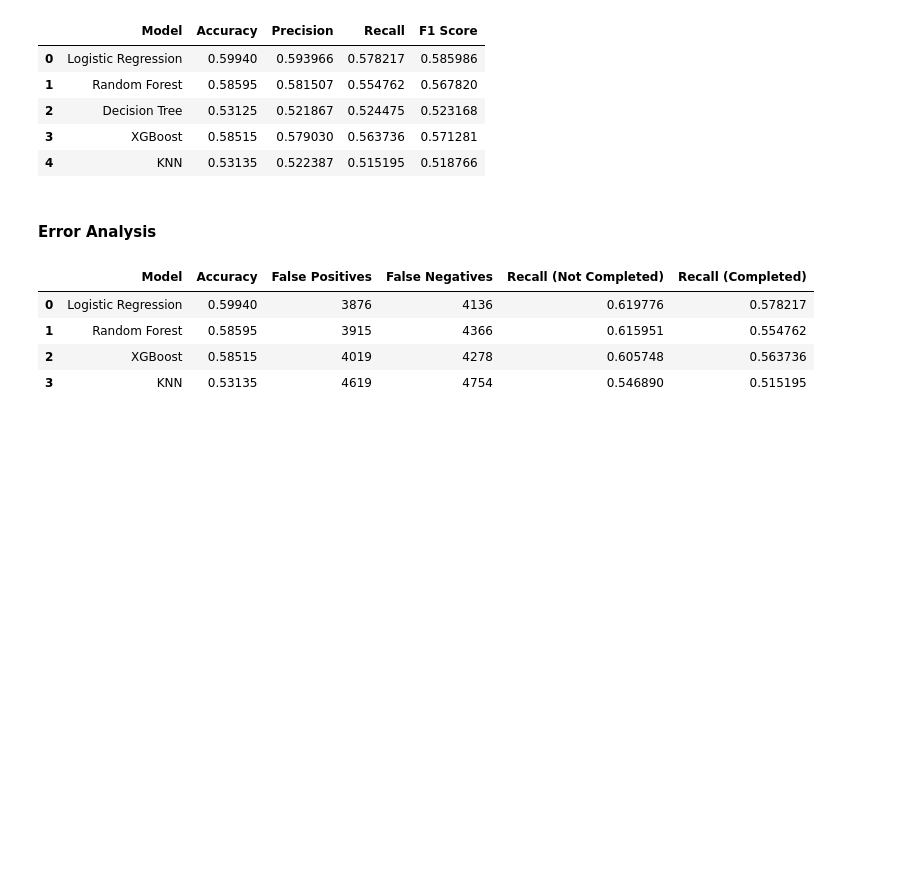
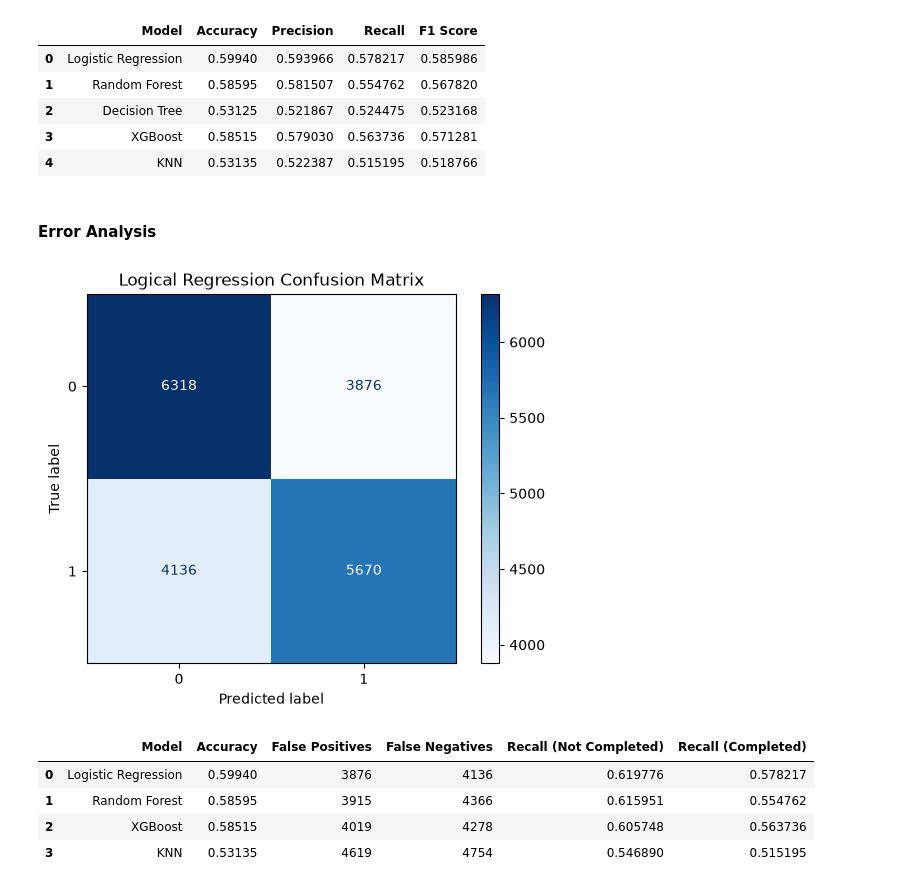
Before and after one commit to Njeri-Kiarie/Student_Online_Course_Completion_System, a Jupyter notebook: course_completion.ipynb, the cells around one changed output. Saved outputs shown, nothing was run; the diff lists cells and outputs as text; code cells hidden in the pictures; blank space fills up the shorter version.

```diff
--- a/course_completion.ipynb
+++ b/course_completion.ipynb
@@ -1001,3 +1005,14 @@ results
+# %%
+ConfusionMatrixDisplay.from_predictions(
+    y_test,
+    y_pred_log,
+    cmap="Blues"
+)
+
+plt.title("Logical Regression Confusion Matrix")
+plt.show()
+# %% [output]
+[figure, added]
 # %%
 from sklearn.metrics import accuracy_score, confusion_matrix, recall_score
 
```
Also changed, not shown: parts of 3 cells of this notebook, 1 other file.
